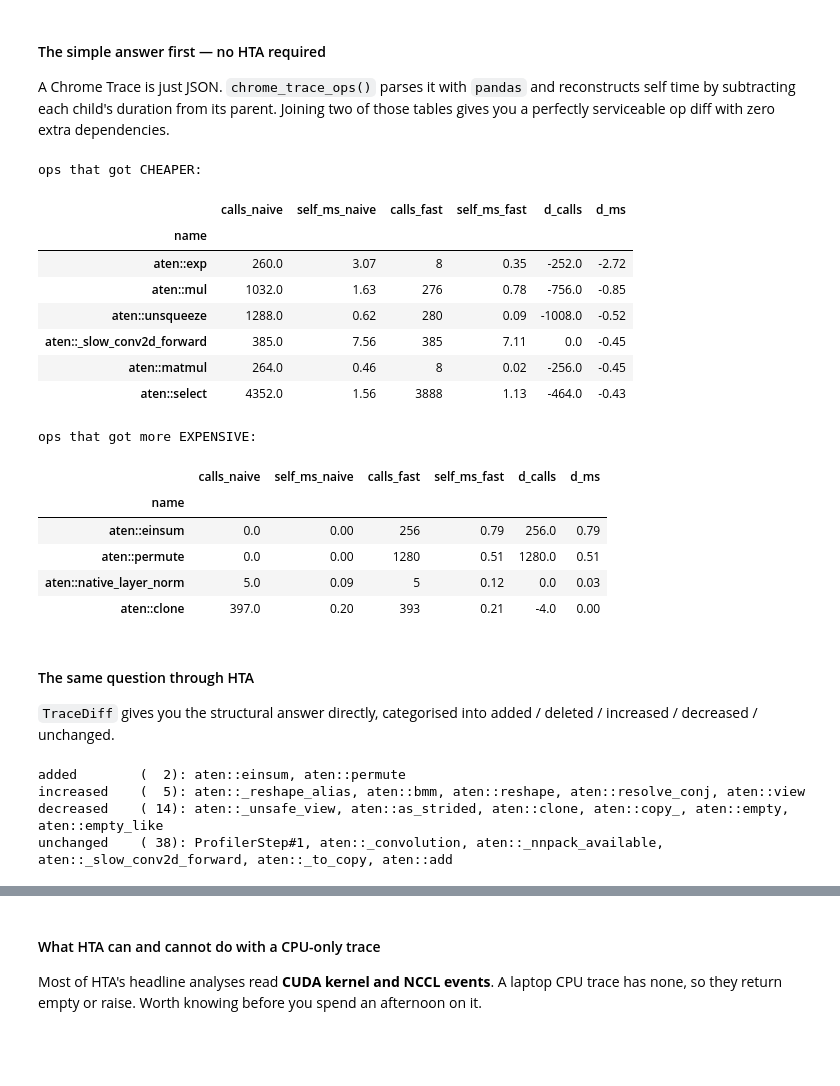
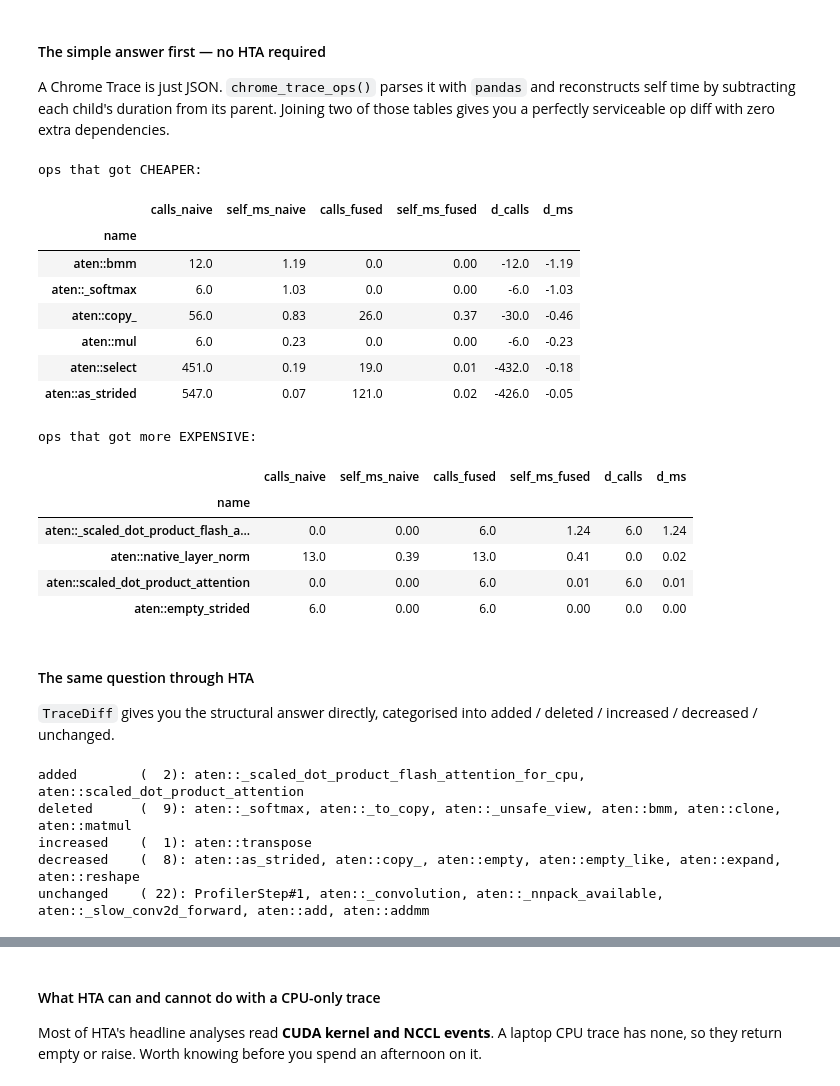
Before and after one commit to rwttr/Eco-workshop-n9, a Jupyter notebook: pytorch_benchmark_workshop_executed.ipynb, the cells around one changed output, grey strips where cells are left out. Saved outputs shown, nothing was run; the diff lists cells and outputs as text; code cells hidden in the pictures; blank space fills up the shorter version.

```diff
--- a/pytorch_benchmark_workshop_executed.ipynb
+++ b/pytorch_benchmark_workshop_executed.ipynb
@@ -1459,16 +1444,14 @@ OUT = Path("benchmark_out"); OUT.mkdir(exist_ok=True)
 TRACES = OUT / "traces"
 
 # active=1: one profiled step is plenty for a structural diff, and it keeps the files small.
-# An op-heavy model produces an ENORMOUS trace - ~27,000 events per forward pass here, so
-# the default active=3 would give us ~30 MB per file.
 with torch.inference_mode():
-    naive_dir, naive_file = capture_trace(lambda: mamba_naive(X_SMALL), TRACES, "s6_naive",
+    naive_dir, naive_file = capture_trace(lambda: vit_naive(X_IMG), TRACES, "attn_naive",
                                           warmup=1, active=1)
-    fast_dir,  fast_file  = capture_trace(lambda: mamba_fast(X_SMALL),  TRACES, "s6_fast",
+    fused_dir, fused_file = capture_trace(lambda: vit(X_IMG),       TRACES, "attn_fused",
                                           warmup=1, active=1)
 
-print(f"S6Naive trace: {naive_file.name}  ({naive_file.stat().st_size/1e6:.2f} MB)")
-print(f"S6Fast  trace: {fast_file.name}  ({fast_file.stat().st_size/1e6:.2f} MB)")
-print(f"\nBenchmark verdict from Part 3: S6Fast was "
-      f"{m_naive.median/m_fast.median:.2f}x faster. Now let us see *what* changed.")
+print(f"naive attention trace: {naive_file.name}  ({naive_file.stat().st_size/1e6:.2f} MB)")
+print(f"fused attention trace: {fused_file.name}  ({fused_file.stat().st_size/1e6:.2f} MB)")
+print(f"\nBenchmark verdict from Part 3: fused attention was "
+      f"{m_naive.median/m_fused.median:.2f}x faster. Now let us see *what* changed.")
 # %% [output]
@@ -1492,33 +1475,33 @@ self time by subtracting each child's duration from its parent. Joining two of t
 gives you a perfectly serviceable op diff with zero extra dependencies.
 # %%
 a = chrome_trace_ops(naive_file, top=200).set_index("name")[["calls", "self_ms"]]
-b = chrome_trace_ops(fast_file,  top=200).set_index("name")[["calls", "self_ms"]]
+b = chrome_trace_ops(fused_file, top=200).set_index("name")[["calls", "self_ms"]]
 
-joined = a.join(b, how="outer", lsuffix="_naive", rsuffix="_fast").fillna(0)
-joined["d_calls"] = joined.calls_fast - joined.calls_naive
-joined["d_ms"] = joined.self_ms_fast - joined.self_ms_naive
+joined = a.join(b, how="outer", lsuffix="_naive", rsuffix="_fused").fillna(0)
+joined["d_calls"] = joined.calls_fused - joined.calls_naive
+joined["d_ms"] = joined.self_ms_fused - joined.self_ms_naive
 
 print("ops that got CHEAPER:")
 display(joined.nsmallest(6, "d_ms").round(2))
 print("ops that got more EXPENSIVE:")
 display(joined.nlargest(4, "d_ms").round(2))
 # %% [output]
 ops that got CHEAPER:
-|  | calls_naive | self_ms_naive | calls_fast | self_ms_fast | d_calls | d_ms |
+|  | calls_naive | self_ms_naive | calls_fused | self_ms_fused | d_calls | d_ms |
 | name |  |  |  |  |  |  |
-| aten::exp | 260.0 | 3.07 | 8 | 0.35 | -252.0 | -2.72 |
-| aten::mul | 1032.0 | 1.63 | 276 | 0.78 | -756.0 | -0.85 |
-| aten::unsqueeze | 1288.0 | 0.62 | 280 | 0.09 | -1008.0 | -0.52 |
-| aten::_slow_conv2d_forward | 385.0 | 7.56 | 385 | 7.11 | 0.0 | -0.45 |
-| aten::matmul | 264.0 | 0.46 | 8 | 0.02 | -256.0 | -0.45 |
-| aten::select | 4352.0 | 1.56 | 3888 | 1.13 | -464.0 | -0.43 |
+| aten::bmm | 12.0 | 1.19 | 0.0 | 0.00 | -12.0 | -1.19 |
+| aten::_softmax | 6.0 | 1.03 | 0.0 | 0.00 | -6.0 | -1.03 |
+| aten::copy_ | 56.0 | 0.83 | 26.0 | 0.37 | -30.0 | -0.46 |
+| aten::mul | 6.0 | 0.23 | 0.0 | 0.00 | -6.0 | -0.23 |
+| aten::select | 451.0 | 0.19 | 19.0 | 0.01 | -432.0 | -0.18 |
+| aten::as_strided | 547.0 | 0.07 | 121.0 | 0.02 | -426.0 | -0.05 |
 ops that got more EXPENSIVE:
-|  | calls_naive | self_ms_naive | calls_fast | self_ms_fast | d_calls | d_ms |
+|  | calls_naive | self_ms_naive | calls_fused | self_ms_fused | d_calls | d_ms |
 | name |  |  |  |  |  |  |
-| aten::einsum | 0.0 | 0.00 | 256 | 0.79 | 256.0 | 0.79 |
-| aten::permute | 0.0 | 0.00 | 1280 | 0.51 | 1280.0 | 0.51 |
-| aten::native_layer_norm | 5.0 | 0.09 | 5 | 0.12 | 0.0 | 0.03 |
-| aten::clone | 397.0 | 0.20 | 393 | 0.21 | -4.0 | 0.00 |
+| aten::_scaled_dot_product_flash_a... | 0.0 | 0.00 | 6.0 | 1.24 | 6.0 | 1.24 |
+| aten::native_layer_norm | 13.0 | 0.39 | 13.0 | 0.41 | 0.0 | 0.02 |
+| aten::scaled_dot_product_attention | 0.0 | 0.00 | 6.0 | 0.01 | 6.0 | 0.01 |
+| aten::empty_strided | 6.0 | 0.00 | 6.0 | 0.00 | 0.0 | 0.00 |
 # %% [markdown]
 #### The same question through HTA
 
@@ -1533,16 +1516,17 @@ else:
     from hta.trace_diff import TraceDiff
 
     ta_naive = TraceAnalysis(trace_dir=str(naive_dir))
-    ta_fast  = TraceAnalysis(trace_dir=str(fast_dir))
+    ta_fused = TraceAnalysis(trace_dir=str(fused_dir))
 
-    changed = TraceDiff.ops_diff(ta_naive.t, ta_fast.t)
+    changed = TraceDiff.ops_diff(ta_naive.t, ta_fused.t)
     for kind, items in changed.items():
         if len(items):
             print(f"{kind:<12} ({len(items):>3}): {', '.join(list(items)[:6])}")
 # %% [output]
-added        (  2): aten::einsum, aten::permute
-increased    (  5): aten::_reshape_alias, aten::bmm, aten::reshape, aten::resolve_conj, aten::view
-decreased    ( 14): aten::_unsafe_view, aten::as_strided, aten::clone, aten::copy_, aten::empty, aten::empty_like
-unchanged    ( 38): ProfilerStep#1, aten::_convolution, aten::_nnpack_available, aten::_slow_conv2d_forward, aten::_to_copy, aten::add
+added        (  2): aten::_scaled_dot_product_flash_attention_for_cpu, aten::scaled_dot_product_attention
+deleted      (  9): aten::_softmax, aten::_to_copy, aten::_unsafe_view, aten::bmm, aten::clone, aten::matmul
+increased    (  1): aten::transpose
+decreased    (  8): aten::as_strided, aten::copy_, aten::empty, aten::empty_like, aten::expand, aten::reshape
+unchanged    ( 22): ProfilerStep#1, aten::_convolution, aten::_nnpack_available, aten::_slow_conv2d_forward, aten::add, aten::addmm
 # %%
 if hta_available():
```
Also changed, not shown: parts of 41 cells of this notebook, 10 other files.
